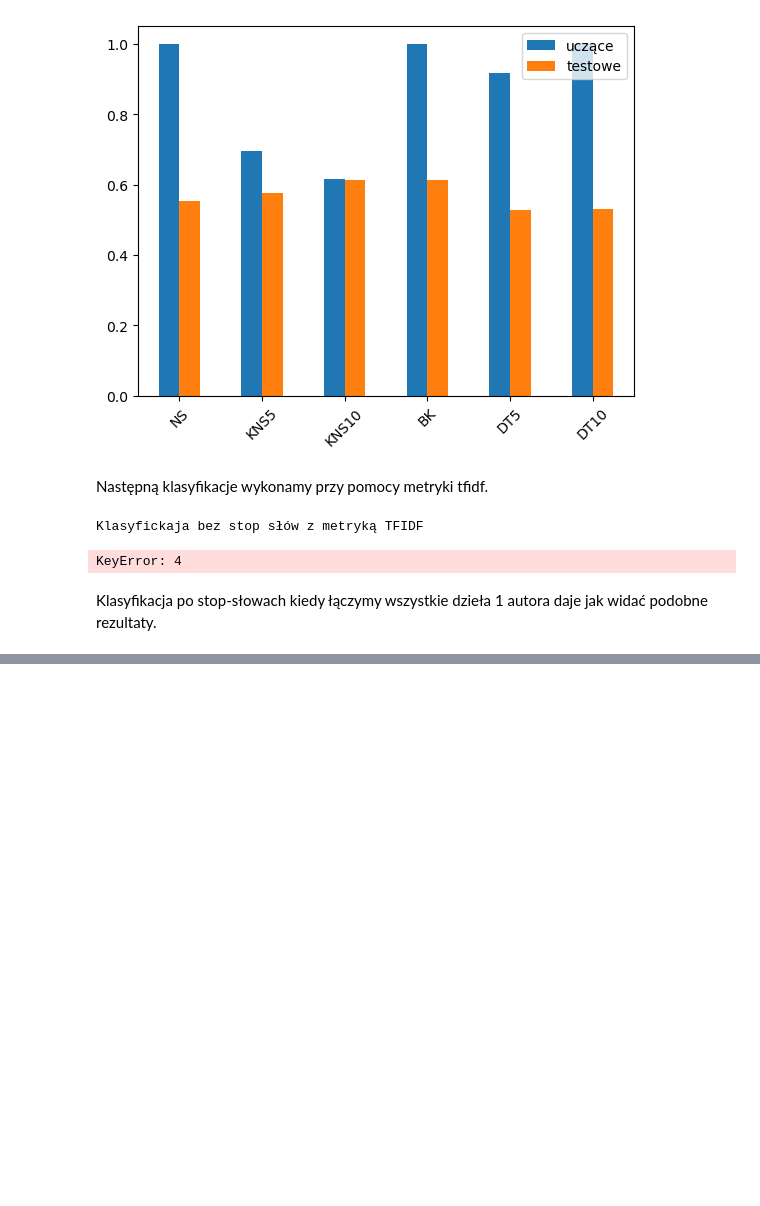
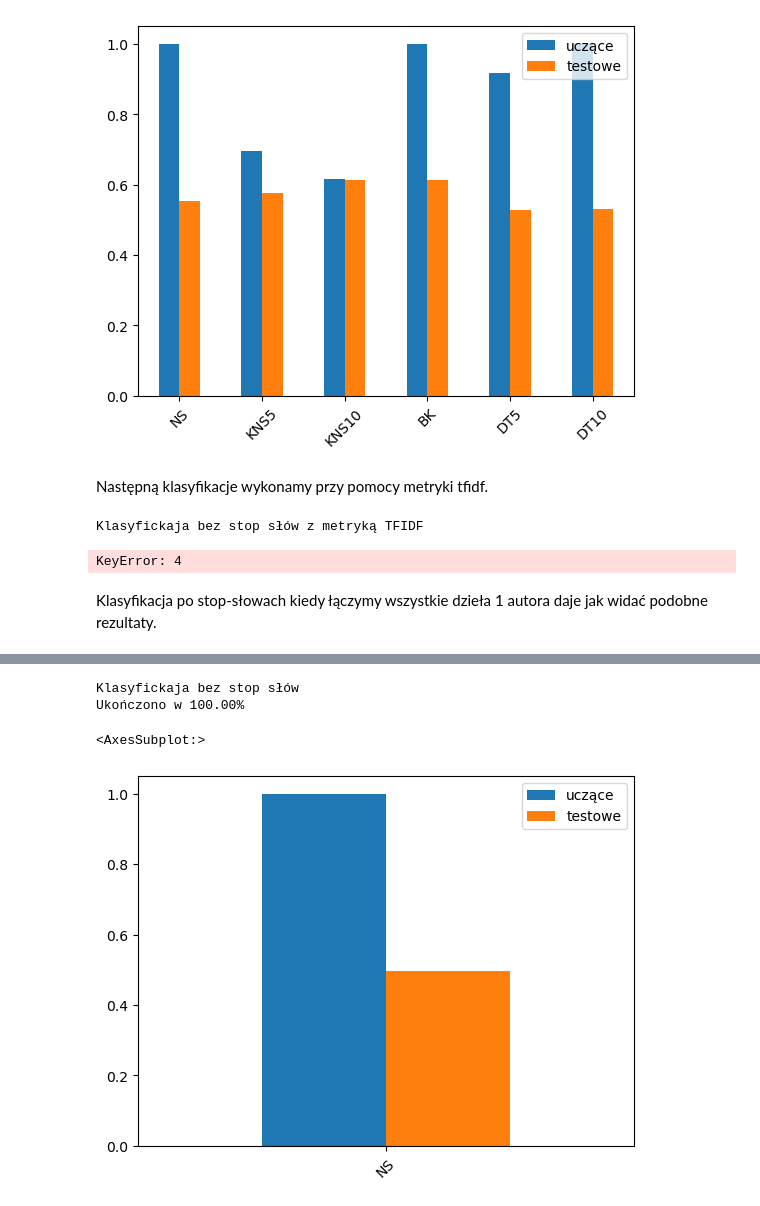
Before and after one commit to opprotossball/PRiAD-Project, a Jupyter notebook: Projekt.ipynb, the cells around one changed output, grey strips where cells are left out. Cells and saved outputs as stored; diff of their text form; code cells hidden in the pictures; blank space fills up the shorter version.

```diff
--- a/Projekt.ipynb
+++ b/Projekt.ipynb
@@ -403,8 +408,9 @@ respd2.plot(kind='bar', rot = 45)
 # %%
-splitd = train_test_data(data2, 0.2, seed=8)
-dlearn = merge_author(splitd[0])
-dlearn = tfidf(dlearn)
-dlearn = dlearn.fillna(0) # nwm czemu się pojawiają
 print("Klasyfickaja bez stop słów")
-respd1 = test_classifier(dlearn, splitd[1])
+respd1 = test_classifiers(data2, NS=True, tries=1000)
 respd1.plot(kind='bar', rot = 45)
+# %% [output]
+Klasyfickaja bez stop słów
+Ukończono w 100.00%
+<AxesSubplot:>
+[figure, added]
```
Also changed, not shown: parts of 2 cells of this notebook.
